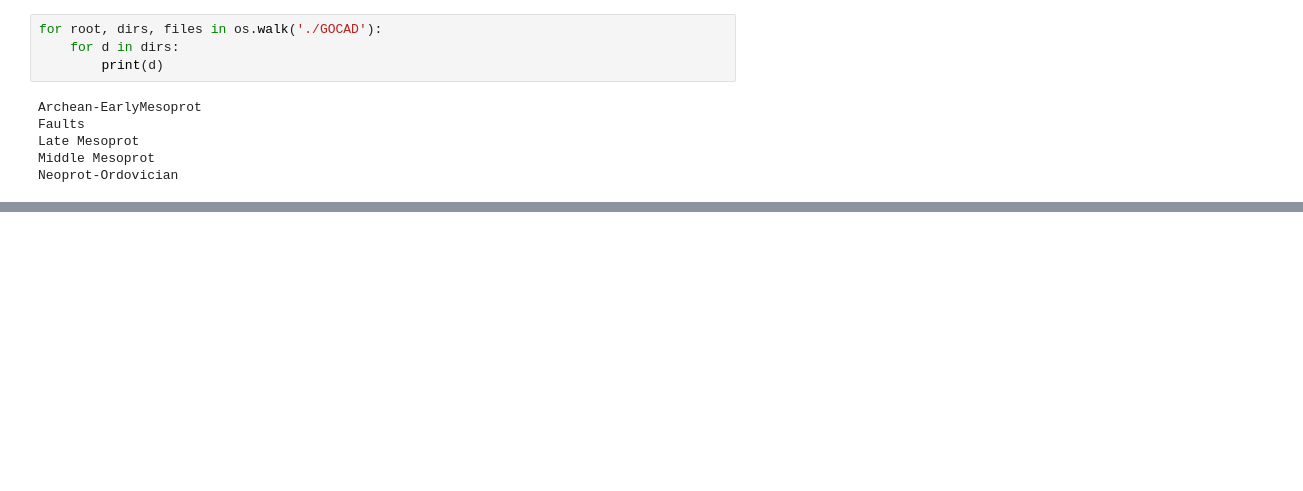
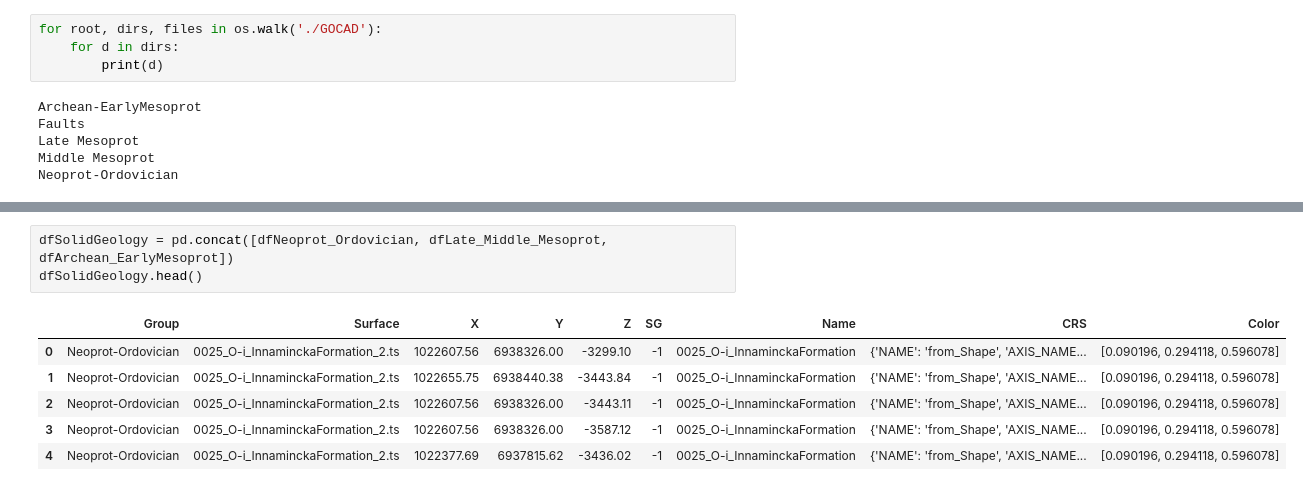
Before and after one commit to RichardScottOZ/Transform-2021, a Jupyter notebook: SA-Solid-Geology-Case-Study.ipynb, the cells around one changed output, grey strips where cells are left out. Drawn from its saved outputs; the diff is of its cells as text; blank space fills up the shorter version.

```diff
--- a/SA-Solid-Geology-Case-Study.ipynb
+++ b/SA-Solid-Geology-Case-Study.ipynb
@@ -323,0 +333,10 @@ dfSolidGeology.head()
+# %%
+dfSolidGeology = pd.concat([dfNeoprot_Ordovician, dfLate_Middle_Mesoprot, dfArchean_EarlyMesoprot])
+dfSolidGeology.head()
+# %% [output]
+|  | Group | Surface | X | Y | Z | SG | Name | CRS | Color |
+| 0 | Neoprot-Ordovician | 0025_O-i_InnaminckaFormation_2.ts | 1022607.56 | 6938326.00 | -3299.10 | -1 | 0025_O-i_InnaminckaFormation | {'NAME': 'from_Shape', 'AXIS_NAME... | [0.090196, 0.294118, 0.596078] |
+| 1 | Neoprot-Ordovician | 0025_O-i_InnaminckaFormation_2.ts | 1022655.75 | 6938440.38 | -3443.84 | -1 | 0025_O-i_InnaminckaFormation | {'NAME': 'from_Shape', 'AXIS_NAME... | [0.090196, 0.294118, 0.596078] |
+| 2 | Neoprot-Ordovician | 0025_O-i_InnaminckaFormation_2.ts | 1022607.56 | 6938326.00 | -3443.11 | -1 | 0025_O-i_InnaminckaFormation | {'NAME': 'from_Shape', 'AXIS_NAME... | [0.090196, 0.294118, 0.596078] |
+| 3 | Neoprot-Ordovician | 0025_O-i_InnaminckaFormation_2.ts | 1022607.56 | 6938326.00 | -3587.12 | -1 | 0025_O-i_InnaminckaFormation | {'NAME': 'from_Shape', 'AXIS_NAME... | [0.090196, 0.294118, 0.596078] |
+| 4 | Neoprot-Ordovician | 0025_O-i_InnaminckaFormation_2.ts | 1022377.69 | 6937815.62 | -3436.02 | -1 | 0025_O-i_InnaminckaFormation | {'NAME': 'from_Shape', 'AXIS_NAME... | [0.090196, 0.294118, 0.596078] |
```
Also changed, not shown: parts of 21 cells of this notebook.
